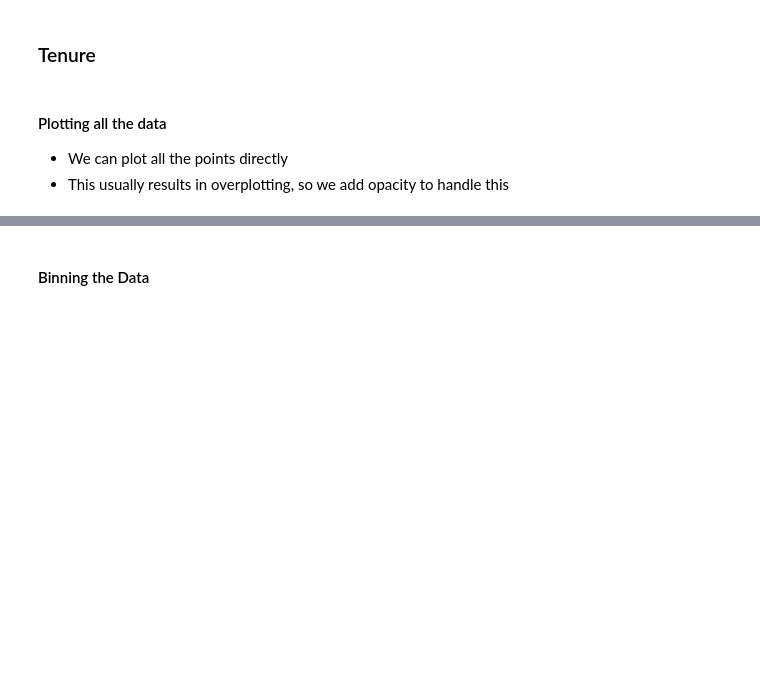
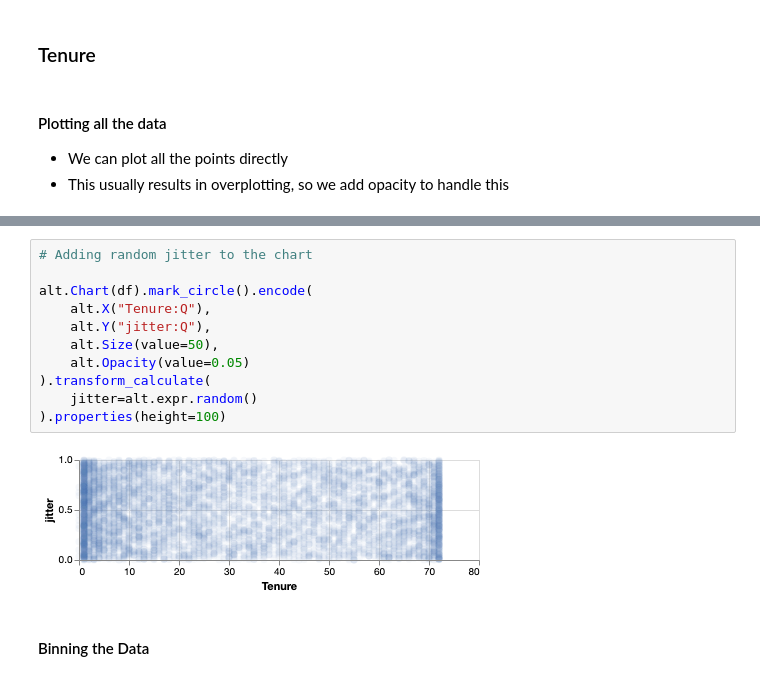
Before and after one commit to amitkaps/data-vis-python, a Jupyter notebook: 02-Basics.ipynb, the cells around one changed output, grey strips where cells are left out. Saved outputs shown, nothing was run; the diff lists cells and outputs as text; blank space fills up the shorter version.

```diff
--- a/02-Basics.ipynb
+++ b/02-Basics.ipynb
@@ -100,3 +107,16 @@ alt.Chart(df).mark_circle().encode(
+# %%
+# Adding random jitter to the chart
+
+alt.Chart(df).mark_circle().encode(
+    alt.X("Tenure:Q"),
+    alt.Y("jitter:Q"),
+    alt.Size(value=50),
+    alt.Opacity(value=0.05)
+).transform_calculate(
+    jitter=alt.expr.random()
+).properties(height=100)
+# %% [output]
+[figure, added]
 # %% [markdown]
 #### Binning the Data
 # %%
```
Also changed, not shown: parts of 9 cells of this notebook, 6 other files.
